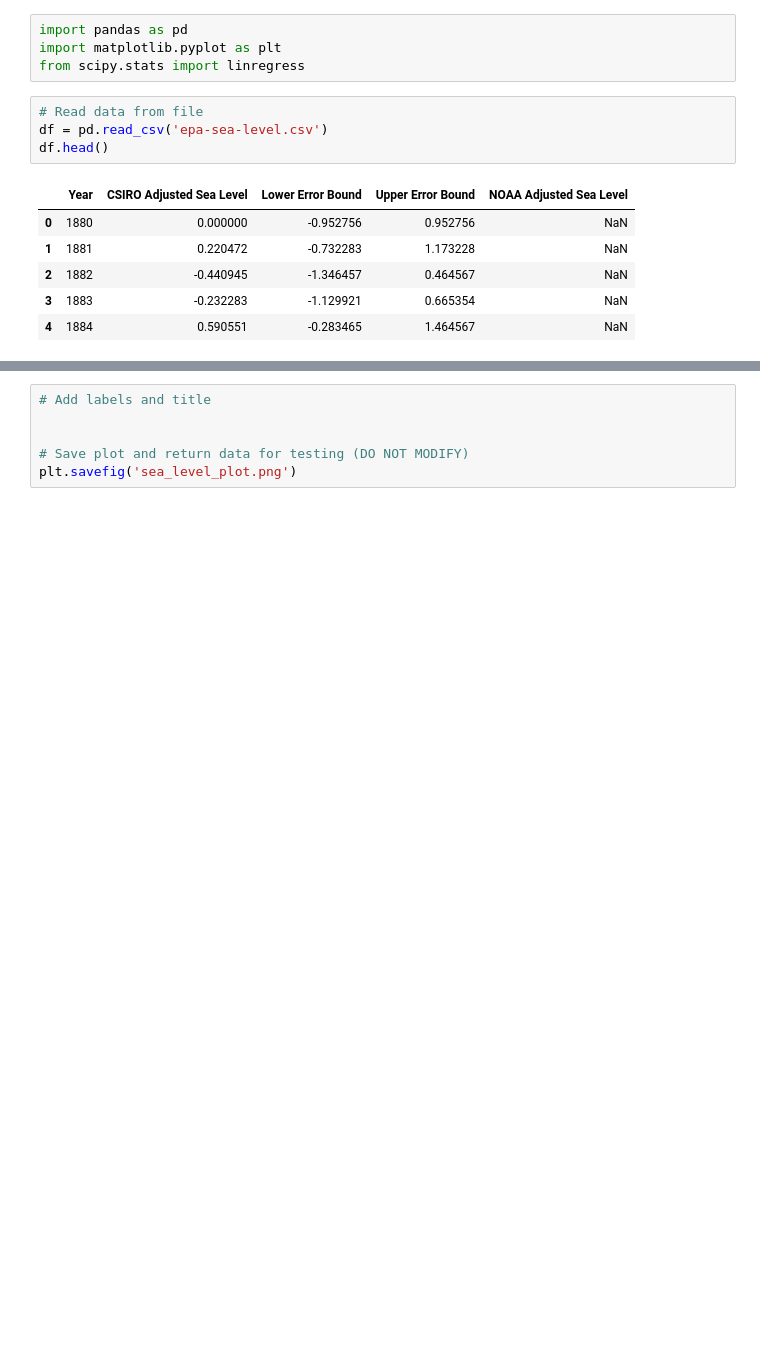
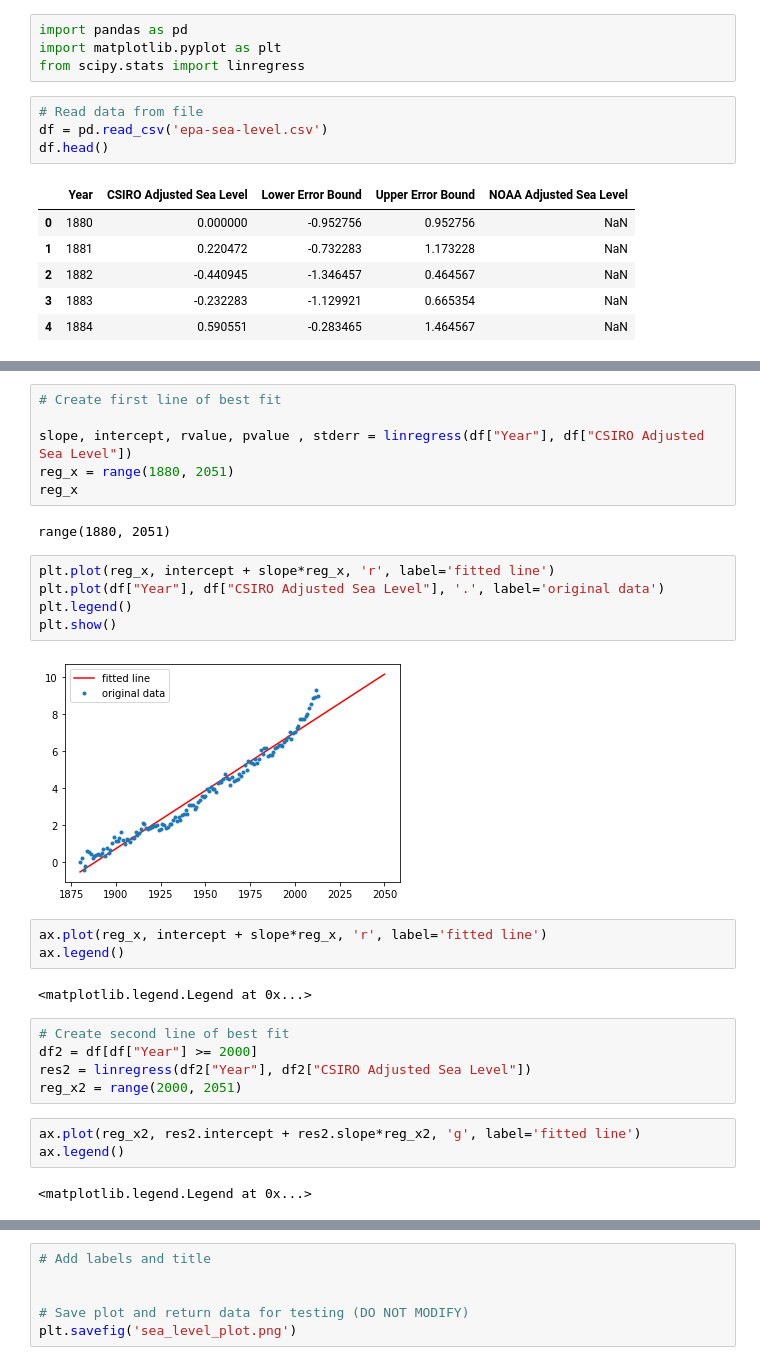
Before and after one commit to danhtran2k20/pyData, a Jupyter notebook: zpyDS0_Project/sea-level-predictor/sea_level_predictor.ipynb, the cells around one changed output, grey strips where cells are left out. Saved outputs shown, nothing was run; the diff lists cells and outputs as text; blank space fills up the shorter version.

```diff
--- a/zpyDS0_Project/sea-level-predictor/sea_level_predictor.ipynb
+++ b/zpyDS0_Project/sea-level-predictor/sea_level_predictor.ipynb
@@ -41,0 +53,30 @@ Text(0, 0.5, 'Sea Level (inches)')
+# %%
+# Create first line of best fit
+
+slope, intercept, rvalue, pvalue , stderr = linregress(df["Year"], df["CSIRO Adjusted Sea Level"])
+reg_x = range(1880, 2051)
+reg_x
+# %% [output]
+range(1880, 2051)
+# %%
+plt.plot(reg_x, intercept + slope*reg_x, 'r', label='fitted line')
+plt.plot(df["Year"], df["CSIRO Adjusted Sea Level"], '.', label='original data')
+plt.legend()
+plt.show()
+# %% [output]
+[figure, added]
+# %%
+ax.plot(reg_x, intercept + slope*reg_x, 'r', label='fitted line')
+ax.legend()
+# %% [output]
+<matplotlib.legend.Legend at 0x...>
+# %%
+# Create second line of best fit
+df2 = df[df["Year"] >= 2000]
+res2 = linregress(df2["Year"], df2["CSIRO Adjusted Sea Level"])
+reg_x2 = range(2000, 2051)
+# %%
+ax.plot(reg_x2, res2.intercept + res2.slope*reg_x2, 'g', label='fitted line')
+ax.legend()
+# %% [output]
+<matplotlib.legend.Legend at 0x...>
```
Also changed, not shown: parts of 6 cells of this notebook, 2 other files.
